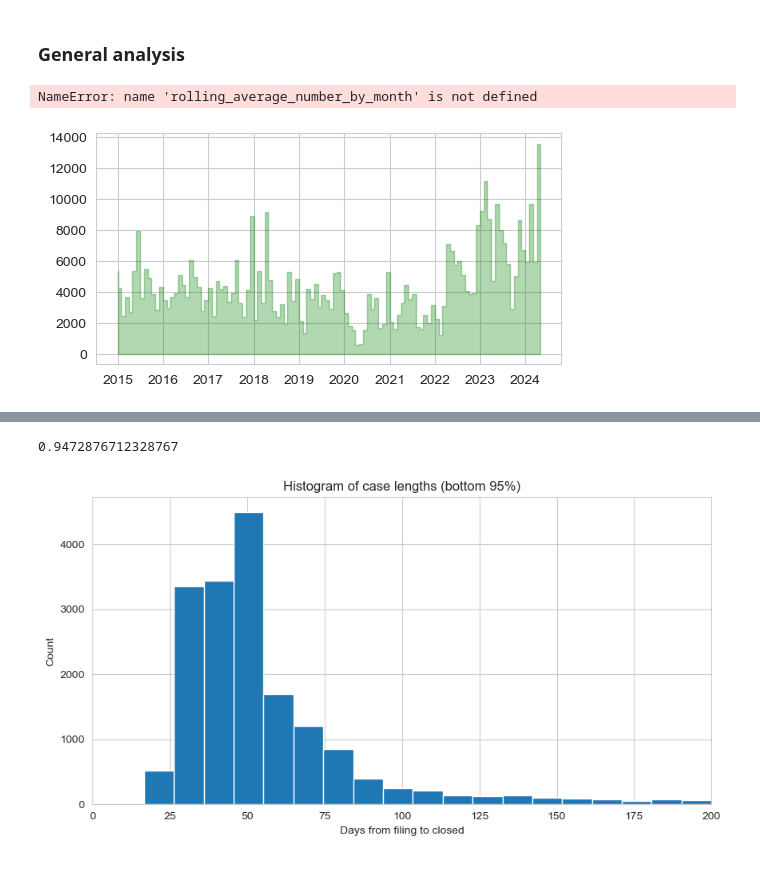
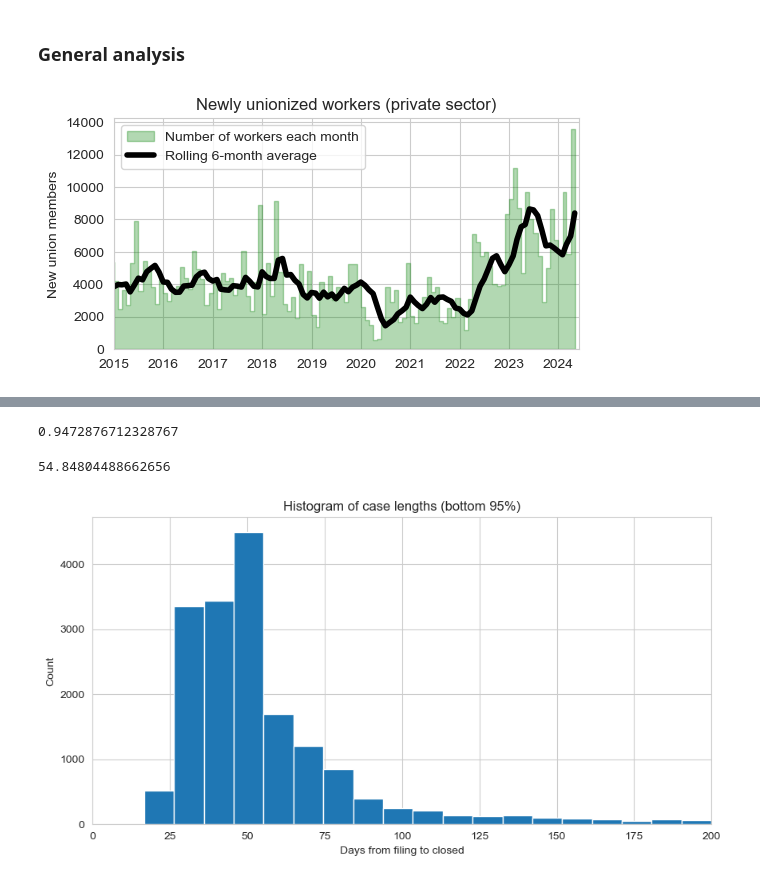
Before and after one commit to AmziJeffs/LaborData, a Jupyter notebook: ElectionsAnalysis.ipynb, the cells around one changed output, grey strips where cells are left out. Drawn from its saved outputs; the diff is of its cells as text; code cells hidden in the pictures.

```diff
--- a/ElectionsAnalysis.ipynb
+++ b/ElectionsAnalysis.ipynb
@@ -80,30 +83,31 @@ single_elections = single_elections.drop_duplicates(subset=['Case Number'], keep
 number_unionized_by_month = single_elections['Number Unionized'].resample("M").sum()
 number_unionized_by_day = single_elections['Number Unionized'].resample("D").sum()
 # %%
-rolling_window = 182
-rolling_average_number_by_day = number_unionized_by_day.loc["2014-07":"2024-04"].rolling(rolling_window).mean()
+rolling_window_day = 182
+rolling_window_month = 6
+rolling_average_number_by_day = number_unionized_by_day.loc["2014-07":"2024-04"].rolling(rolling_window_day).mean()
+rolling_average_number_by_month = number_unionized_by_month.loc["2014-07":"2024-04"].rolling(rolling_window_month).mean()
 plt.figure(figsize = (6, 3))
 plt.fill_between(number_unionized_by_month.loc["2014-12-31":"2024-04"].index, number_unionized_by_month.loc["2014-12-31":"2024-04"],
                  color = 'green',
                  alpha = 0.3,
                  step='pre',
                 label = f"Number of workers each month")
 plt.plot(rolling_average_number_by_month.index, rolling_average_number_by_month,
                  color = 'black',
                  linewidth = 4,
                 label = f"Rolling 6-month average")
 number_unionized_by_month.loc["2015":"2024-04"]
 #plt.xlabel("Year")
 plt.ylabel("New union members")
 plt.ylim(bottom = 0)
 plt.xlim(left = pd.to_datetime("2015-01-01"),right = pd.to_datetime("2024-06"))
 plt.title(f"Newly unionized workers (private sector)")
 plt.legend(loc = "upper left")
 plt.savefig("new_union_members.png")
 plt.show()
 # %% [output]
-NameError: name 'rolling_average_number_by_month' is not defined
-[figure, old version]
+[figure, new version]
 # %%
 # Compute and display the five largest elections each year
 # IMPORTANT: This data should include the ALU win in Staten Island (29-RC-288020)
@@ -153,6 +157,11 @@ print( (durations <= 200).sum()/(durations >= 0).sum() )
 durations = durations[durations <= 200]
 # %% [output]
 0.9472876712328767
+# %%
+# On average, a case lasts 55 days
+durations.mean()
+# %% [output]
+54.84804488662656
 # %%
 plt.figure(figsize = (10,5))
 plt.hist(durations, bins = 20)
```
Also changed, not shown: parts of 14 cells of this notebook.
